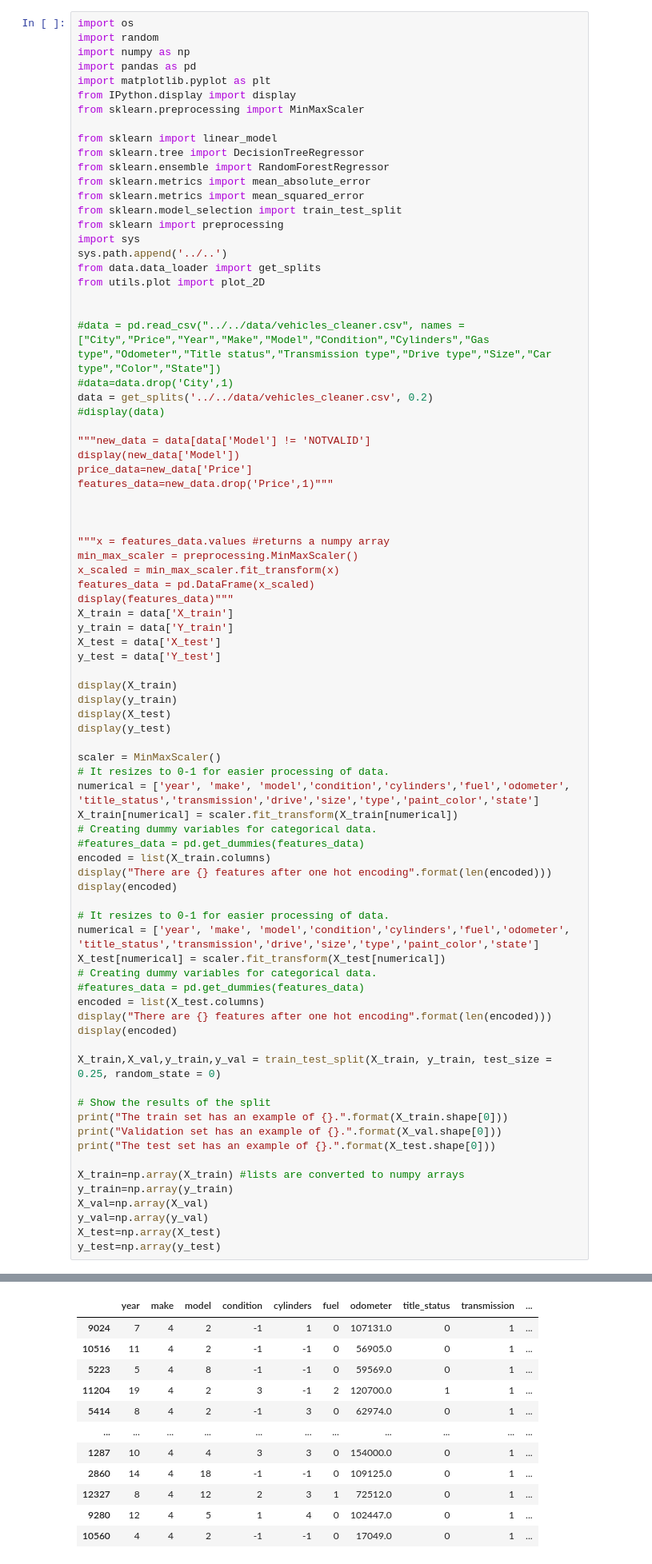
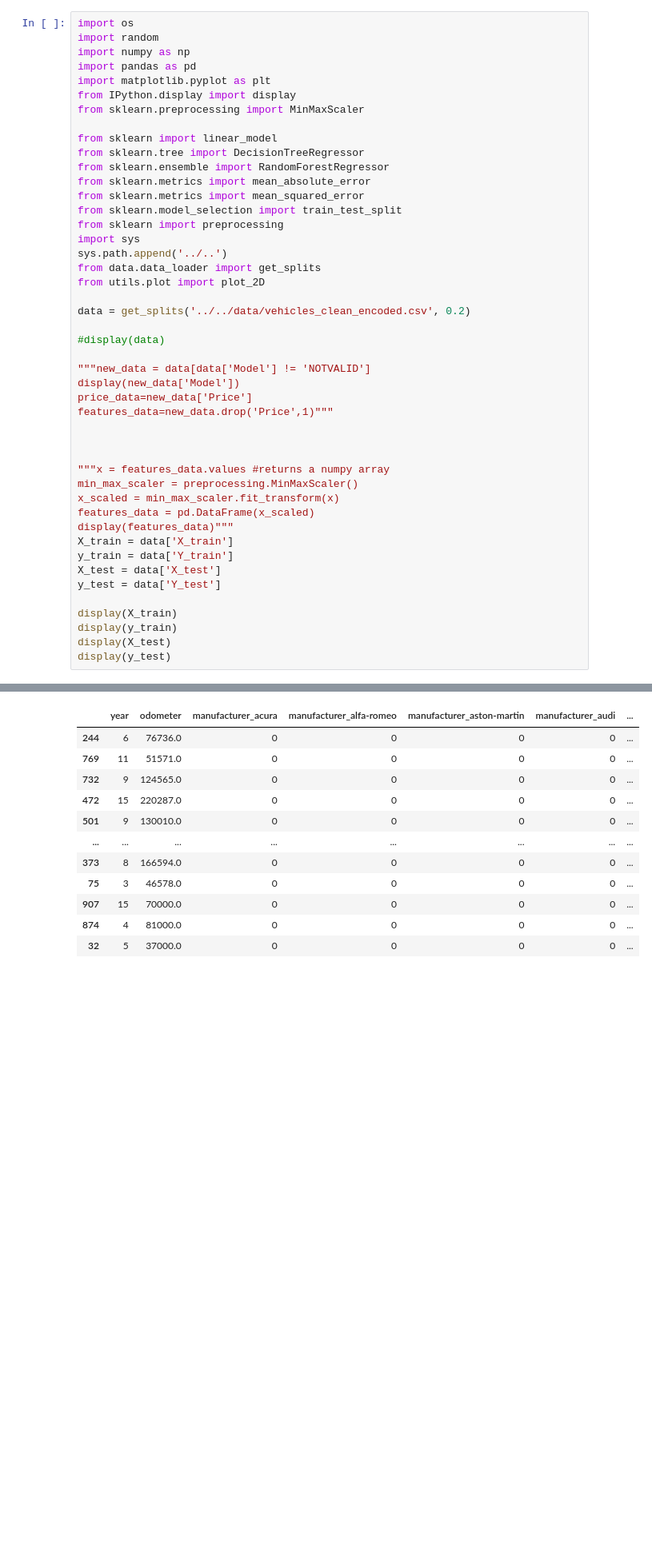
Before and after one commit to andre3racks/car-value-prediction, a Jupyter notebook: models/NeuralNetwork/NeuralNetwork.ipynb, the cells around one changed output, grey strips where cells are left out. Shown at 80% size. Cells and saved outputs as stored; diff of their text form; blank space fills up the shorter version.

```diff
--- a/models/NeuralNetwork/NeuralNetwork.ipynb
+++ b/models/NeuralNetwork/NeuralNetwork.ipynb
@@ -19,10 +19,8 @@ sys.path.append('../..')
 from data.data_loader import get_splits
 from utils.plot import plot_2D
 
+data = get_splits('../../data/vehicles_clean_encoded.csv', 0.2)
 
-#data = pd.read_csv("../../data/vehicles_cleaner.csv", names = ["City","Price","Year","Make","Model","Condition","Cylinders","Gas type","Odometer","Title status","Transmission type","Drive type","Size","Car type","Color","State"])
-#data=data.drop('City',1)
-data = get_splits('../../data/vehicles_cleaner.csv', 0.2)
 #display(data)
 
 """new_data = data[data['Model'] != 'NOTVALID']
@@ -46,37 +44,4 @@ display(X_train)
 display(y_train)
 display(X_test)
 display(y_test)
-
-scaler = MinMaxScaler()
-# It resizes to 0-1 for easier processing of data.
-numerical = ['year', 'make', 'model','condition','cylinders','fuel','odometer', 'title_status','transmission','drive','size','type','paint_color','state']
-X_train[numerical] = scaler.fit_transform(X_train[numerical])
-# Creating dummy variables for categorical data.
-#features_data = pd.get_dummies(features_data)
-encoded = list(X_train.columns)
-display("There are {} features after one hot encoding".format(len(encoded)))
-display(encoded)
-
-# It resizes to 0-1 for easier processing of data.
-numerical = ['year', 'make', 'model','condition','cylinders','fuel','odometer', 'title_status','transmission','drive','size','type','paint_color','state']
-X_test[numerical] = scaler.fit_transform(X_test[numerical])
-# Creating dummy variables for categorical data.
-#features_data = pd.get_dummies(features_data)
-encoded = list(X_test.columns)
-display("There are {} features after one hot encoding".format(len(encoded)))
-display(encoded)
-
-X_train,X_val,y_train,y_val = train_test_split(X_train, y_train, test_size = 0.25, random_state = 0)
-
-# Show the results of the split
-print("The train set has an example of {}.".format(X_train.shape[0]))
-print("Validation set has an example of {}.".format(X_val.shape[0]))
-print("The test set has an example of {}.".format(X_test.shape[0]))
-
-X_train=np.array(X_train) #lists are converted to numpy arrays
-y_train=np.array(y_train)
-X_val=np.array(X_val)
-y_val=np.array(y_val)
-X_test=np.array(X_test)
-y_test=np.array(y_test)
 # %% [output]
@@ -83,12 +51,12 @@ y_test=np.array(y_test)
-|  | year | make | model | condition | cylinders | fuel | odometer | title_status | transmission | ... |
-| 9024 | 7 | 4 | 2 | -1 | 1 | 0 | 107131.0 | 0 | 1 | ... |
-| 10516 | 11 | 4 | 2 | -1 | -1 | 0 | 56905.0 | 0 | 1 | ... |
-| 5223 | 5 | 4 | 8 | -1 | -1 | 0 | 59569.0 | 0 | 1 | ... |
-| 11204 | 19 | 4 | 2 | 3 | -1 | 2 | 120700.0 | 1 | 1 | ... |
-| 5414 | 8 | 4 | 2 | -1 | 3 | 0 | 62974.0 | 0 | 1 | ... |
-| ... | ... | ... | ... | ... | ... | ... | ... | ... | ... | ... |
-| 1287 | 10 | 4 | 4 | 3 | 3 | 0 | 154000.0 | 0 | 1 | ... |
-| 2860 | 14 | 4 | 18 | -1 | -1 | 0 | 109125.0 | 0 | 1 | ... |
-| 12327 | 8 | 4 | 12 | 2 | 3 | 1 | 72512.0 | 0 | 1 | ... |
-| 9280 | 12 | 4 | 5 | 1 | 4 | 0 | 102447.0 | 0 | 1 | ... |
-| 10560 | 4 | 4 | 2 | -1 | -1 | 0 | 17049.0 | 0 | 1 | ... |
+|  | year | odometer | manufacturer_acura | manufacturer_alfa-romeo | manufacturer_aston-martin | manufacturer_audi | ... |
+| 244 | 6 | 76736.0 | 0 | 0 | 0 | 0 | ... |
+| 769 | 11 | 51571.0 | 0 | 0 | 0 | 0 | ... |
+| 732 | 9 | 124565.0 | 0 | 0 | 0 | 0 | ... |
+| 472 | 15 | 220287.0 | 0 | 0 | 0 | 0 | ... |
+| 501 | 9 | 130010.0 | 0 | 0 | 0 | 0 | ... |
+| ... | ... | ... | ... | ... | ... | ... | ... |
+| 373 | 8 | 166594.0 | 0 | 0 | 0 | 0 | ... |
+| 75 | 3 | 46578.0 | 0 | 0 | 0 | 0 | ... |
+| 907 | 15 | 70000.0 | 0 | 0 | 0 | 0 | ... |
+| 874 | 4 | 81000.0 | 0 | 0 | 0 | 0 | ... |
+| 32 | 5 | 37000.0 | 0 | 0 | 0 | 0 | ... |
```
Also changed, not shown: parts of 8 cells of this notebook.
